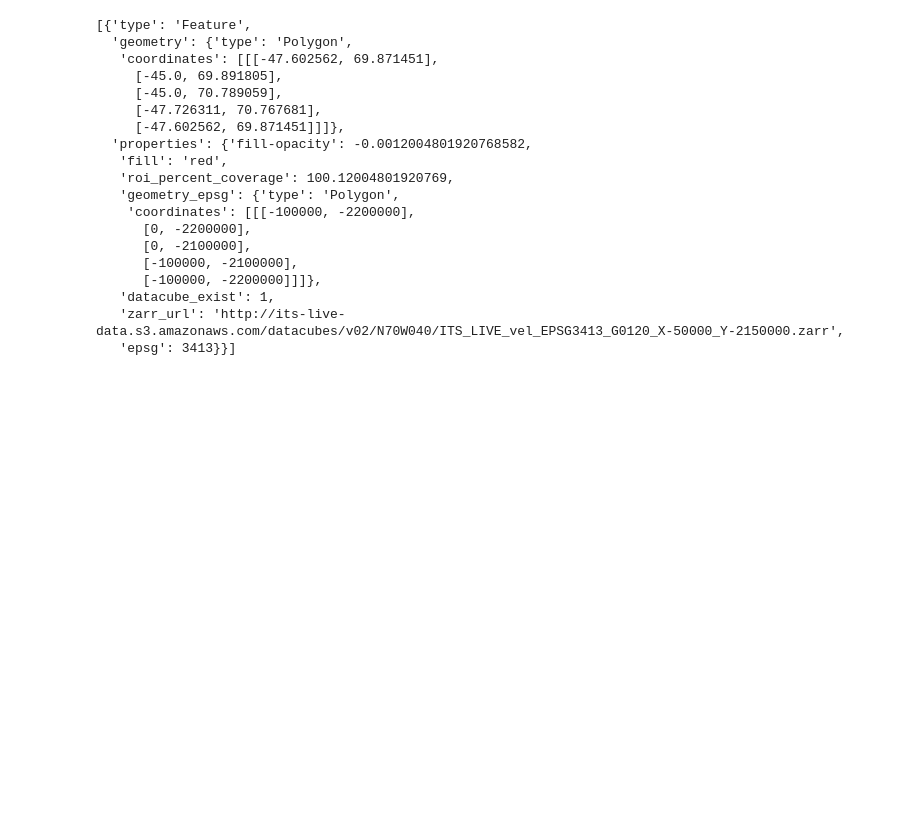
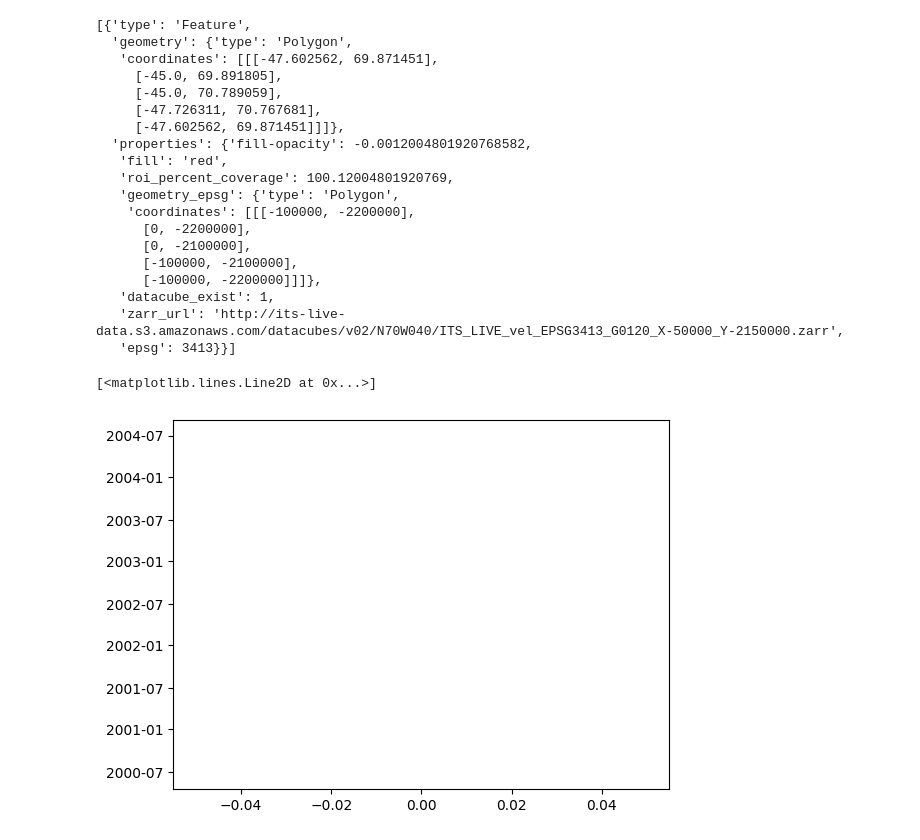
Before and after one commit to nasa-jpl/itslive-py, a Jupyter notebook: notebooks/introduction.ipynb, the cells around one changed output. Saved outputs shown, nothing was run; the diff lists cells and outputs as text; code cells hidden in the pictures; blank space fills up the shorter version.

```diff
--- a/notebooks/introduction.ipynb
+++ b/notebooks/introduction.ipynb
@@ -37,3 +39,15 @@ points=[(-47.1, 70.1),
         (-46.1, 71.2)]
 
 velocities = itslive.cubes.get_time_series(points=points, variables=["v","vx", "vy"])
+# %%
+from datetime import datetime
+from matplotlib import pyplot as plt
+import numpy as np
+
+lines = np.arange('2005-02-01', '2005-02-02', dtype='datetime64')
+
+a=np.datetime64('2002-06-28').astype(datetime)
+plt.plot(a)
+# %% [output]
+[<matplotlib.lines.Line2D at 0x...>]
+[figure, added]
```
Also changed, not shown: parts of 4 cells of this notebook, 7 other files.
